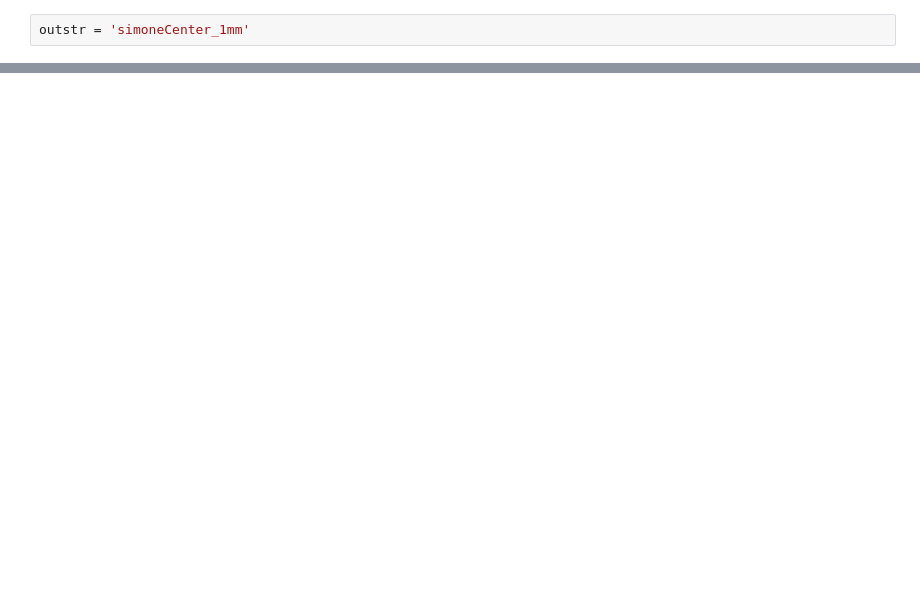
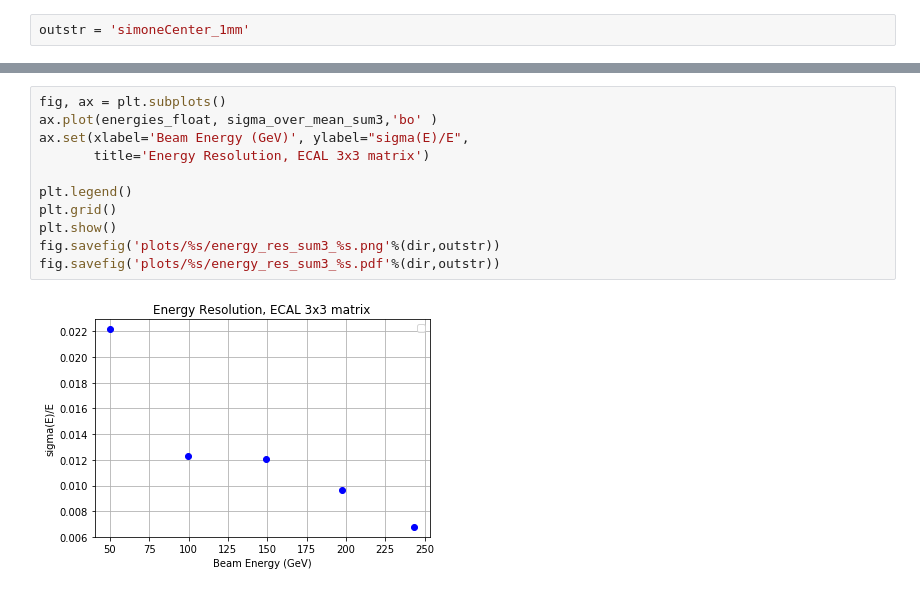
Before and after one commit to chernyavskaya/ECALtestBeam, a Jupyter notebook: CBfunction.ipynb, the cells around one changed output, grey strips where cells are left out. Drawn from its saved outputs; the diff is of its cells as text; blank space fills up the shorter version.

```diff
--- a/CBfunction.ipynb
+++ b/CBfunction.ipynb
@@ -232,0 +357,13 @@ ADC to GeV convesion factor = 0.024
+# %%
+fig, ax = plt.subplots()
+ax.plot(energies_float, sigma_over_mean_sum3,'bo' )
+ax.set(xlabel='Beam Energy (GeV)', ylabel="sigma(E)/E",
+       title='Energy Resolution, ECAL 3x3 matrix')
+
+plt.legend()
+plt.grid()
+plt.show()
+fig.savefig('plots/%s/energy_res_sum3_%s.png'%(dir,outstr))
+fig.savefig('plots/%s/energy_res_sum3_%s.pdf'%(dir,outstr))
+# %% [output]
+[figure, added]
```
Also changed, not shown: parts of 8 cells of this notebook, 1 other file.
